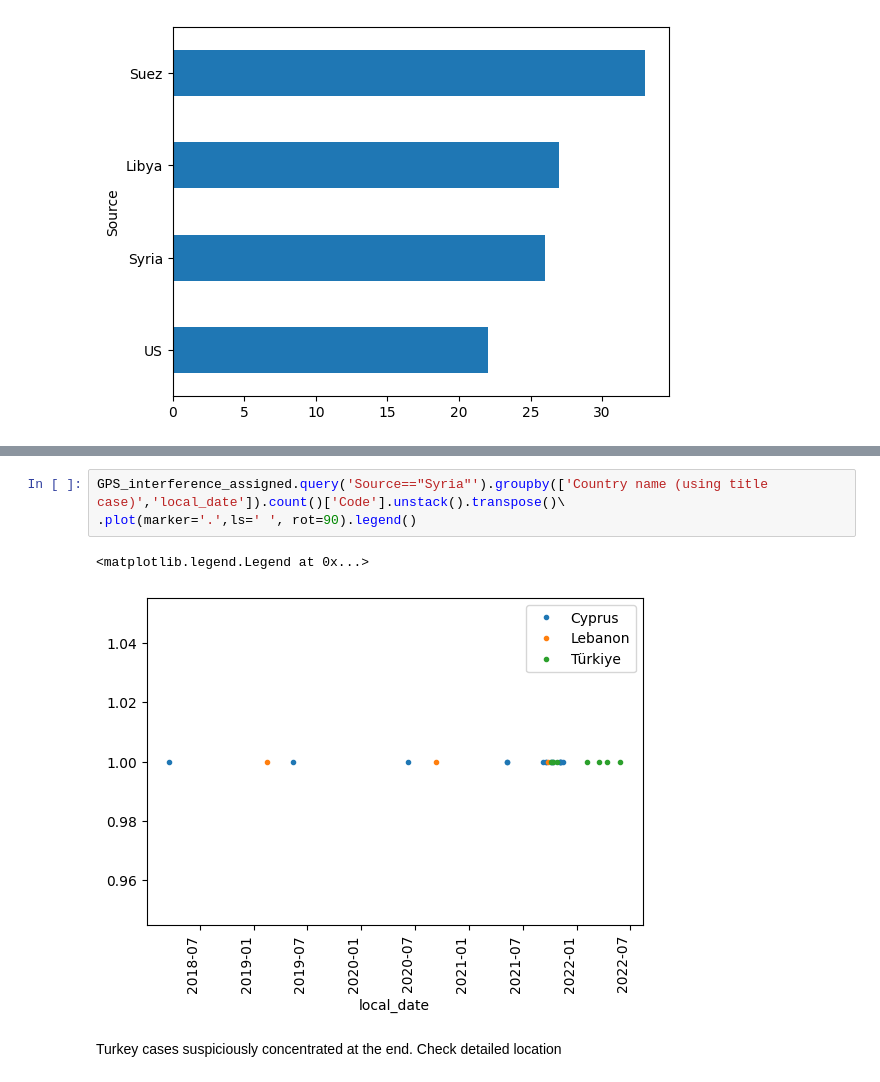
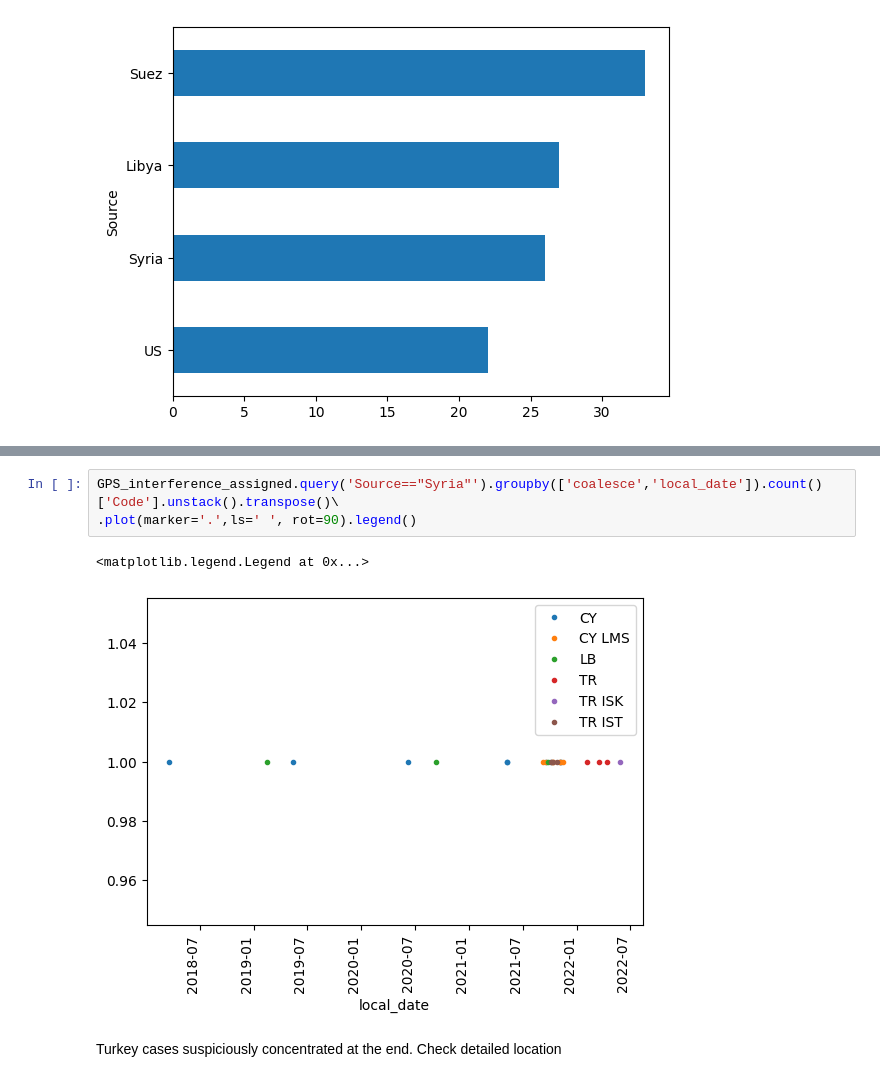
Before and after one commit to stelios-c/GPS_analysis, a Jupyter notebook: GPS_interference_analysis.ipynb, the cells around one changed output, grey strips where cells are left out. Drawn from its saved outputs; the diff is of its cells as text.

```diff
--- a/GPS_interference_analysis.ipynb
+++ b/GPS_interference_analysis.ipynb
@@ -126,9 +126,9 @@ GPS_interference_assigned.query('Source=="Syria"').groupby('Country name (using
 # %%
-GPS_interference_assigned.query('Source=="Syria"').groupby(['Country name (using title case)','local_date']).count()['Code'].unstack().transpose()\
+GPS_interference_assigned.query('Source=="Syria"').groupby(['coalesce','local_date']).count()['Code'].unstack().transpose()\
 .plot(marker='.',ls=' ', rot=90).legend()
 # %% [output]
 <matplotlib.legend.Legend at 0x...>
-[figure, old version]
+[figure, new version]
 # %% [markdown]
 Turkey cases suspiciously concentrated at the end. Check detailed location
 # %% [markdown]
```
Also changed, not shown: parts of 6 cells of this notebook.
